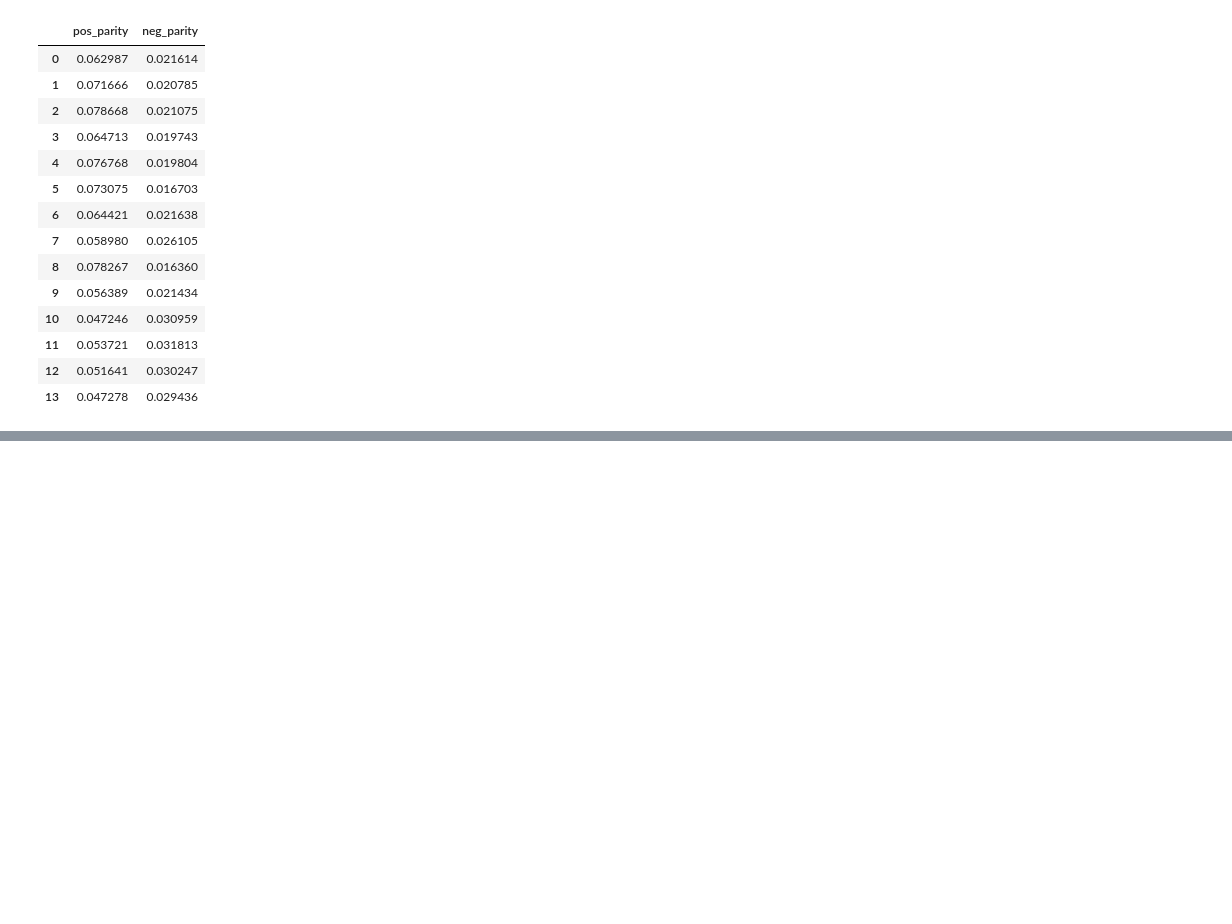
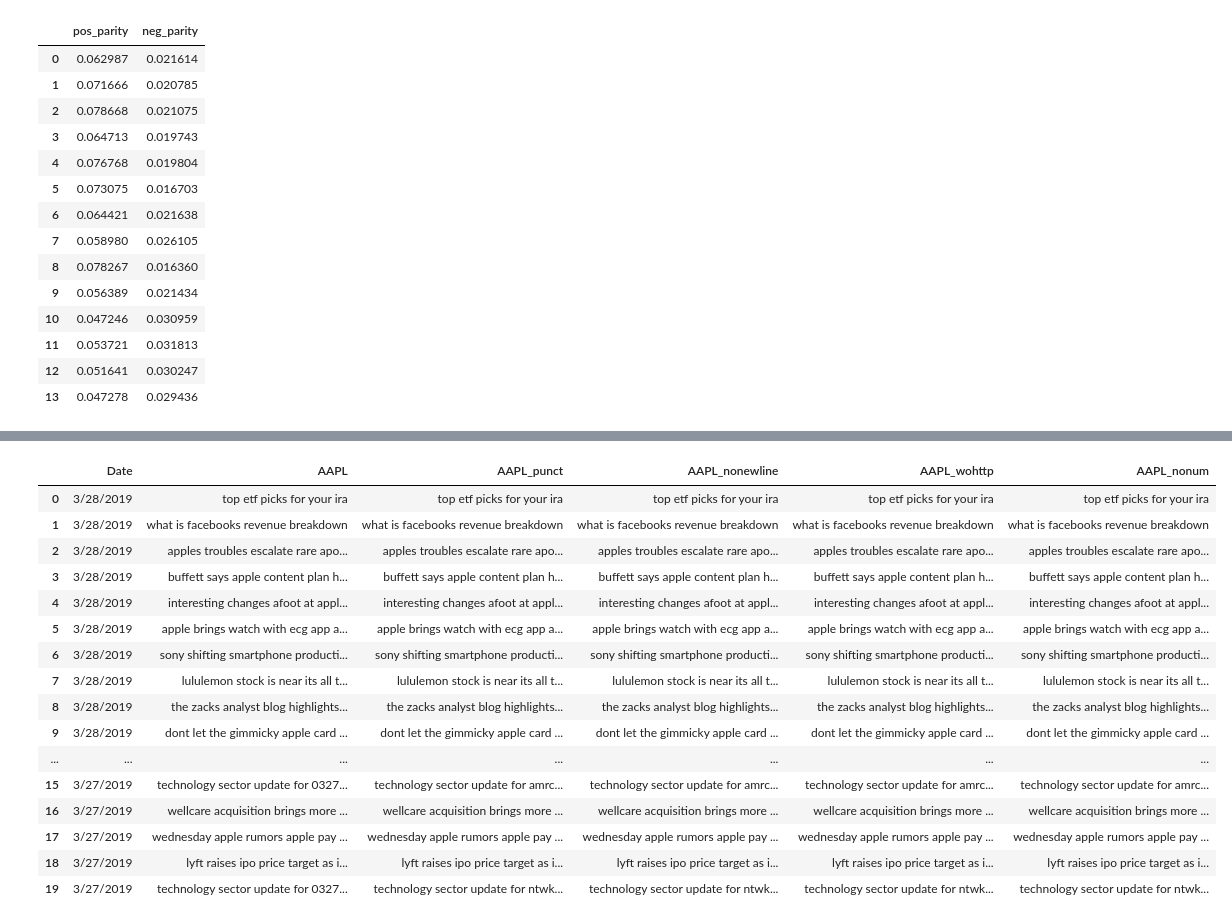
Before and after one commit to Sahaj-Chhabra/DATA-SCIENCE_PROJECT, a Jupyter notebook: Sentiment Analysis.ipynb, the cells around one changed output, grey strips where cells are left out. Cells and saved outputs as stored; diff of their text form; code cells hidden in the pictures; blank space fills up the shorter version.

```diff
--- a/Sentiment Analysis.ipynb
+++ b/Sentiment Analysis.ipynb
@@ -521,0 +357,3 @@ print("NB Accuracy: ", classify.accuracy(classifier, Data_test))
+# %%
+df1 = pd.read_csv('C:/Users/SAHAJ/Desktop/DATA-SCIENCE PROJECT/APPLE_DATA/AAPL.csv',encoding='utf=8') #header=None, names=['Date_time', 'Tweets'])
+#df['Date'] = df['Date_time']
@@ -521,0 +375,9 @@ print("NB Accuracy: ", classify.accuracy(classifier, Data_test))
+# %%
+# Removing all punctuations
+def remove_punct(text):
+    text  = "".join([char for char in text if char not in string.punctuation])
+    text = re.sub('[0-9]+', ' ', text)
+    return text
+
+df1['AAPL_punct'] = df1['AAPL'].apply(lambda x: remove_punct(x))
+df1.head(10)
@@ -521,0 +396,4 @@ print("NB Accuracy: ", classify.accuracy(classifier, Data_test))
+# %%
+# removing newline or \n expressions.
+df1["AAPL_nonewline"] = [tweet.replace('\n'," ").strip() for tweet in df1["AAPL_punct"]]
+df1.head(20)
@@ -521,0 +418,4 @@ print("NB Accuracy: ", classify.accuracy(classifier, Data_test))
+# %%
+#Removing http url from every tweet substitued with space
+df1["AAPL_wohttp"] = [re.sub(r"http\S+", " ", text) for text in df1["AAPL_nonewline"]]
+df1.head()
@@ -521,0 +429,22 @@ print("NB Accuracy: ", classify.accuracy(classifier, Data_test))
+# %%
+# Removing numbers
+df1["AAPL_nonum"] = [re.sub("\d+", " ", text) for text in df1["AAPL_wohttp"]]
+df1.head(20)
+# %% [output]
+|  | Date | AAPL | AAPL_punct | AAPL_nonewline | AAPL_wohttp | AAPL_nonum |
+| 0 | 3/28/2019 | top etf picks for your ira | top etf picks for your ira | top etf picks for your ira | top etf picks for your ira | top etf picks for your ira |
+| 1 | 3/28/2019 | what is facebooks revenue breakdown | what is facebooks revenue breakdown | what is facebooks revenue breakdown | what is facebooks revenue breakdown | what is facebooks revenue breakdown |
+| 2 | 3/28/2019 | apples troubles escalate rare apo... | apples troubles escalate rare apo... | apples troubles escalate rare apo... | apples troubles escalate rare apo... | apples troubles escalate rare apo... |
+| 3 | 3/28/2019 | buffett says apple content plan h... | buffett says apple content plan h... | buffett says apple content plan h... | buffett says apple content plan h... | buffett says apple content plan h... |
+| 4 | 3/28/2019 | interesting changes afoot at appl... | interesting changes afoot at appl... | interesting changes afoot at appl... | interesting changes afoot at appl... | interesting changes afoot at appl... |
+| 5 | 3/28/2019 | apple brings watch with ecg app a... | apple brings watch with ecg app a... | apple brings watch with ecg app a... | apple brings watch with ecg app a... | apple brings watch with ecg app a... |
+| 6 | 3/28/2019 | sony shifting smartphone producti... | sony shifting smartphone producti... | sony shifting smartphone producti... | sony shifting smartphone producti... | sony shifting smartphone producti... |
+| 7 | 3/28/2019 | lululemon stock is near its all t... | lululemon stock is near its all t... | lululemon stock is near its all t... | lululemon stock is near its all t... | lululemon stock is near its all t... |
+| 8 | 3/28/2019 | the zacks analyst blog highlights... | the zacks analyst blog highlights... | the zacks analyst blog highlights... | the zacks analyst blog highlights... | the zacks analyst blog highlights... |
+| 9 | 3/28/2019 | dont let the gimmicky apple card ... | dont let the gimmicky apple card ... | dont let the gimmicky apple card ... | dont let the gimmicky apple card ... | dont let the gimmicky apple card ... |
+| ... | ... | ... | ... | ... | ... | ... |
+| 15 | 3/27/2019 | technology sector update for 0327... | technology sector update for amrc... | technology sector update for amrc... | technology sector update for amrc... | technology sector update for amrc... |
+| 16 | 3/27/2019 | wellcare acquisition brings more ... | wellcare acquisition brings more ... | wellcare acquisition brings more ... | wellcare acquisition brings more ... | wellcare acquisition brings more ... |
+| 17 | 3/27/2019 | wednesday apple rumors apple pay ... | wednesday apple rumors apple pay ... | wednesday apple rumors apple pay ... | wednesday apple rumors apple pay ... | wednesday apple rumors apple pay ... |
+| 18 | 3/27/2019 | lyft raises ipo price target as i... | lyft raises ipo price target as i... | lyft raises ipo price target as i... | lyft raises ipo price target as i... | lyft raises ipo price target as i... |
+| 19 | 3/27/2019 | technology sector update for 0327... | technology sector update for ntwk... | technology sector update for ntwk... | technology sector update for ntwk... | technology sector update for ntwk... |
```
Also changed, not shown: parts of 74 cells of this notebook.
